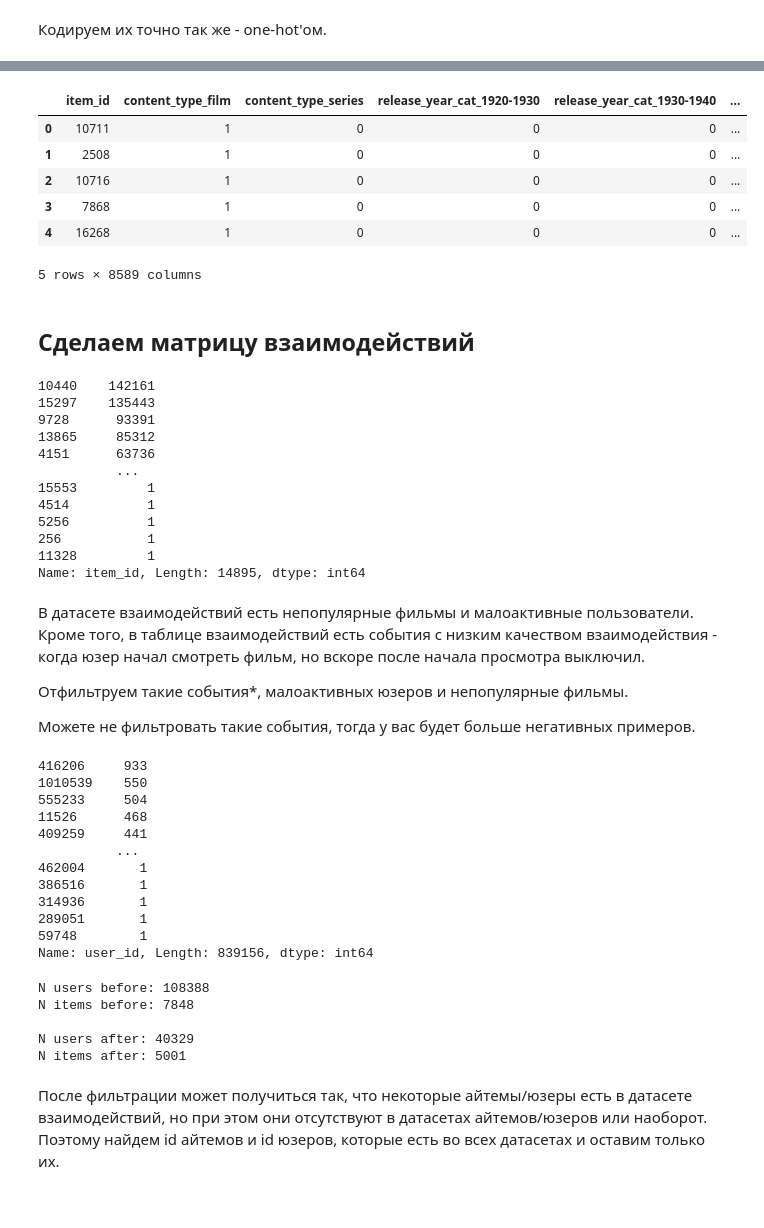
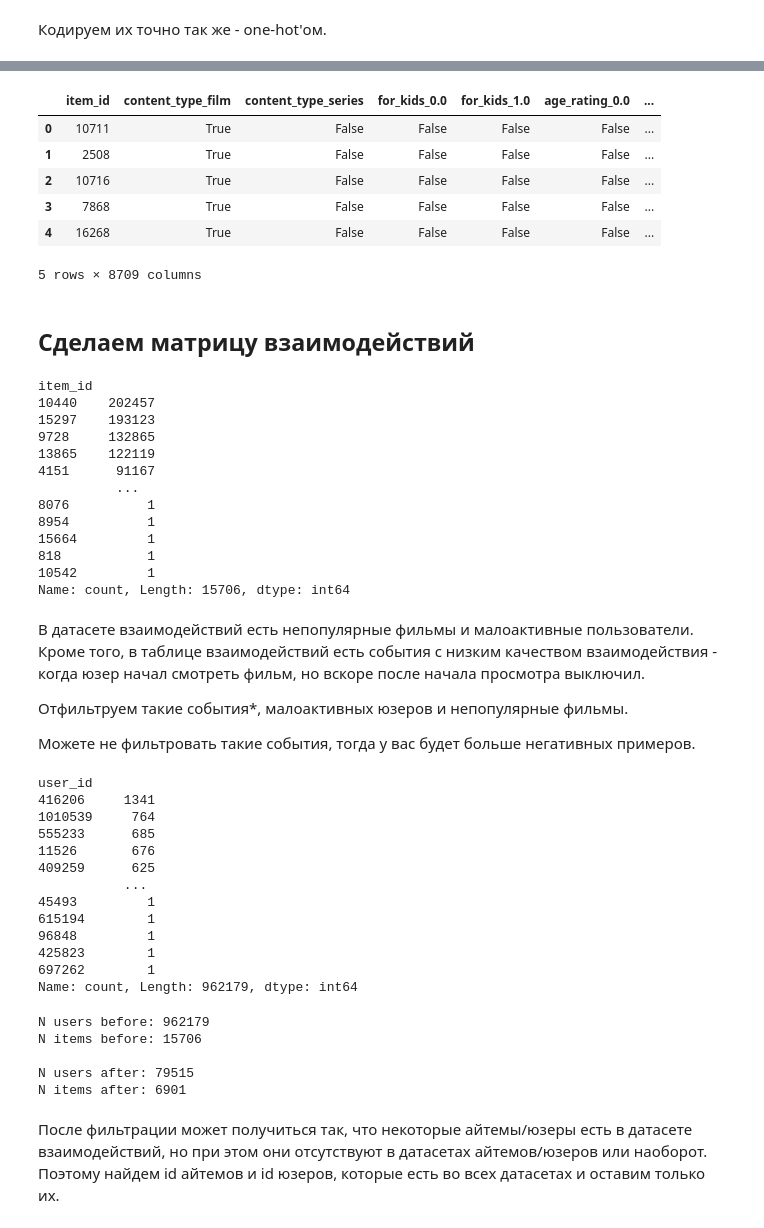
Before and after one commit to dbashkirov/RecoService, a Jupyter notebook: notebooks/dssm.ipynb, the cells around one changed output, grey strips where cells are left out. Drawn from its saved outputs; the diff is of its cells as text; code cells hidden in the pictures.

```diff
--- a/notebooks/dssm.ipynb
+++ b/notebooks/dssm.ipynb
@@ -20,9 +25,9 @@ from tqdm import tqdm
 # %% [markdown]
 ## Считаем препроцессные данные из прошлого ноутбучка
 # %%
-interactions_df = pd.read_csv('/content/interactions_processed_kion.csv')
-users_df = pd.read_csv('/content/users_processed_kion.csv')
-items_df = pd.read_csv('/content/items_processed_kion.csv')
+interactions_df = pd.read_csv('/kaggle/input/kion-dataset/data_original/interactions.csv')
+users_df = pd.read_csv('/kaggle/input/kion-dataset/data_original/users.csv')
+items_df = pd.read_csv('/kaggle/input/kion-dataset/data_original/items.csv')
 # %%
 users_df.head()
 # %% [output]
@@ -93,40 +98,41 @@ items_df.head()
 # %%
-item_cat_feats = ['content_type', 'release_year_cat',
+item_cat_feats = ['content_type',
                   'for_kids', 'age_rating',
                   'studios', 'countries', 'directors']
 
 items_ohe_df = items_df.item_id
 
 for feat in item_cat_feats:
     ohe_feat_df = pd.get_dummies(items_df[feat], prefix=feat)
     items_ohe_df = pd.concat([items_ohe_df, ohe_feat_df], axis=1)
 
 items_ohe_df.head()
 # %% [output]
-|  | item_id | content_type_film | content_type_series | release_year_cat_1920-1930 | release_year_cat_1930-1940 | ... |
-| 0 | 10711 | 1 | 0 | 0 | 0 | ... |
-| 1 | 2508 | 1 | 0 | 0 | 0 | ... |
-| 2 | 10716 | 1 | 0 | 0 | 0 | ... |
-| 3 | 7868 | 1 | 0 | 0 | 0 | ... |
-| 4 | 16268 | 1 | 0 | 0 | 0 | ... |
+|  | item_id | content_type_film | content_type_series | for_kids_0.0 | for_kids_1.0 | age_rating_0.0 | ... |
+| 0 | 10711 | True | False | False | False | False | ... |
+| 1 | 2508 | True | False | False | False | False | ... |
+| 2 | 10716 | True | False | False | False | False | ... |
+| 3 | 7868 | True | False | False | False | False | ... |
+| 4 | 16268 | True | False | False | False | False | ... |
-5 rows × 8589 columns
+5 rows × 8709 columns
 # %% [markdown]
 ## Сделаем матрицу взаимодействий
 # %%
 interactions_df.item_id.value_counts()
 # %% [output]
-10440    142161
-15297    135443
-9728      93391
-13865     85312
-4151      63736
+item_id
+10440    202457
+15297    193123
+9728     132865
+13865    122119
+4151      91167
           ...
-15553         1
-4514          1
-5256          1
-256           1
-11328         1
-Name: item_id, Length: 14895, dtype: int64
+8076          1
+8954          1
+15664         1
+818           1
+10542         1
+Name: count, Length: 15706, dtype: int64
 # %% [markdown]
 В датасете взаимодействий есть непопулярные фильмы и малоактивные пользователи. Кроме того, в таблице взаимодействий есть события с низким качеством взаимодействия - когда юзер начал смотреть фильм, но вскоре после начала просмотра выключил.
 
@@ -136,18 +142,19 @@ Name: item_id, Length: 14895, dtype: int64
 # %%
 interactions_df.user_id.value_counts()
 # %% [output]
-416206     933
-1010539    550
-555233     504
-11526      468
-409259     441
-          ...
-462004       1
-386516       1
-314936       1
-289051       1
-59748        1
-Name: user_id, Length: 839156, dtype: int64
+user_id
+416206     1341
+1010539     764
+555233      685
+11526       676
+409259      625
+           ...
+45493         1
+615194        1
+96848         1
+425823        1
+697262        1
+Name: count, Length: 962179, dtype: int64
 # %%
 print(f"N users before: {interactions_df.user_id.nunique()}")
 print(f"N items before: {interactions_df.item_id.nunique()}\n")
@@ -180,10 +187,10 @@ interactions_df = interactions_df[interactions_df.item_id.isin(valid_items)]
 print(f"N users after: {interactions_df.user_id.nunique()}")
 print(f"N items after: {interactions_df.item_id.nunique()}")
 # %% [output]
-N users before: 108388
-N items before: 7848
+N users before: 962179
+N items before: 15706
 
-N users after: 40329
-N items after: 5001
+N users after: 79515
+N items after: 6901
 # %% [markdown]
 После фильтрации может получиться так, что некоторые айтемы/юзеры есть в датасете взаимодействий, но при этом они отсутствуют в датасетах айтемов/юзеров или наоборот. Поэтому найдем id айтемов и id юзеров, которые есть во всех датасетах и оставим только их.
```
Also changed, not shown: parts of 52 cells of this notebook, 7 other files.
